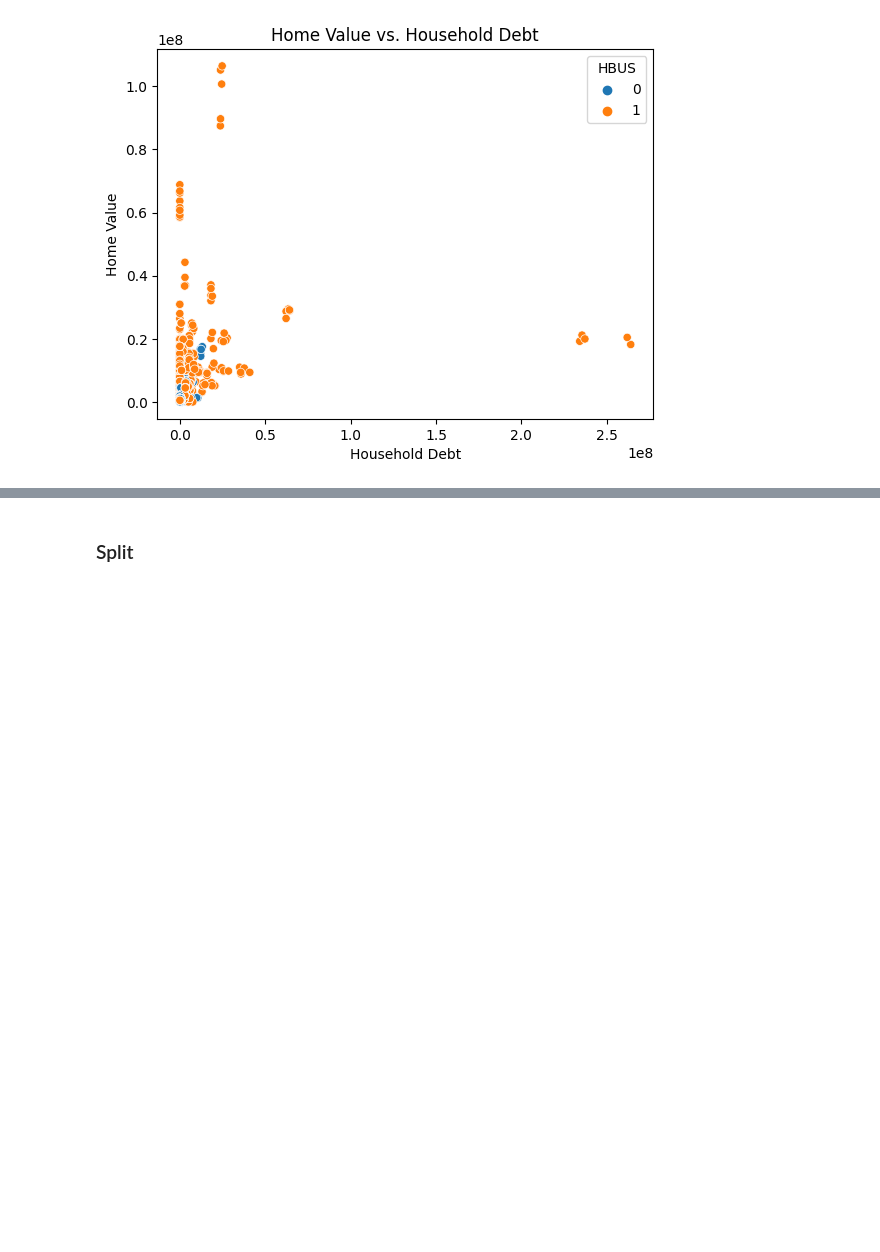
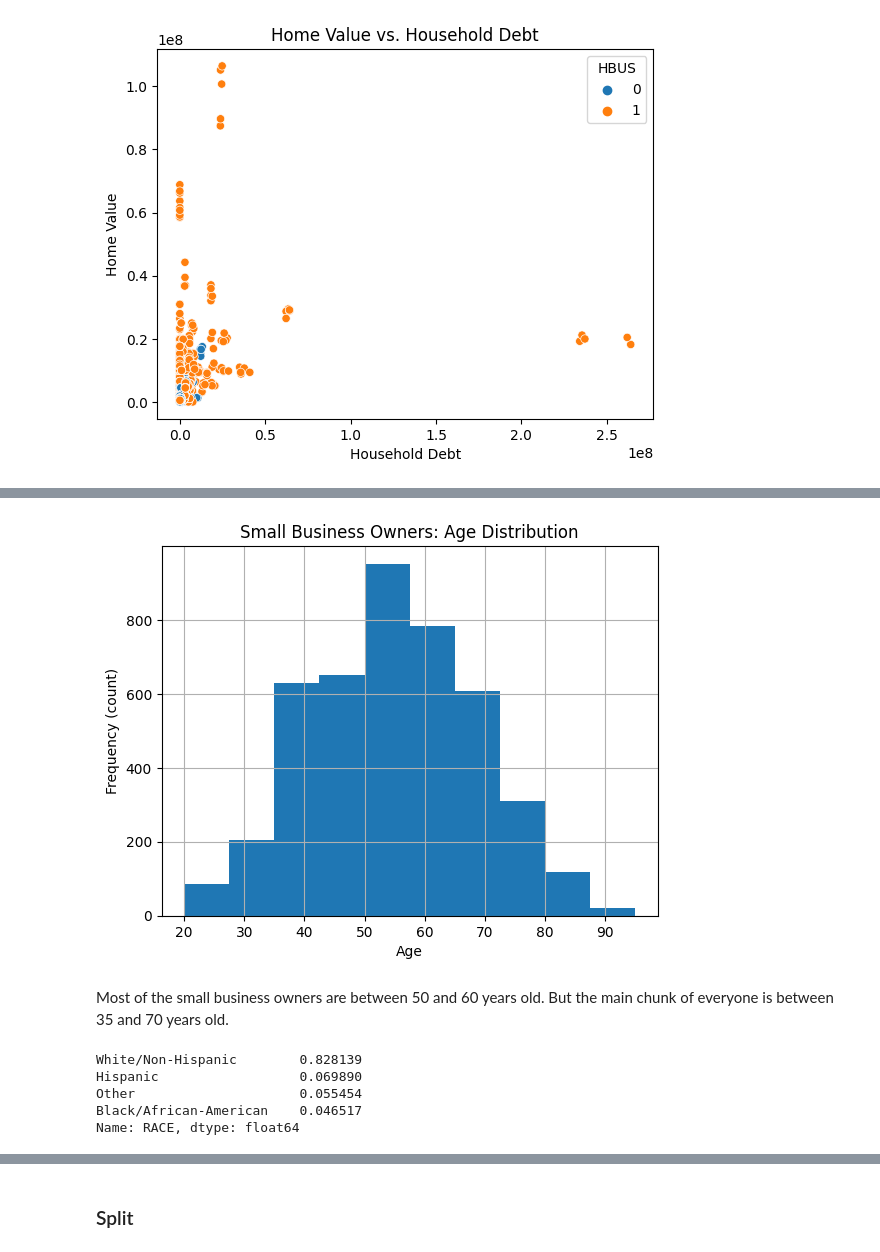
Before and after one commit to noelogbuagu/Data_Science_Portfolio, a Jupyter notebook: 6_Customer_Segmentation/notebook.ipynb, the cells around one changed output, grey strips where cells are left out. Drawn from its saved outputs; the diff is of its cells as text; code cells hidden in the pictures; blank space fills up the shorter version.

```diff
--- a/6_Customer_Segmentation/notebook.ipynb
+++ b/6_Customer_Segmentation/notebook.ipynb
@@ -106,0 +113,6 @@ plt.title("Home Value vs. Household Debt");
+# %%
+# create subset of dataframe that owns businesses with income < $500K
+mask = (df['HBUS']==1) & (df["INCOME"]<500_000)
+df_small_biz = df[mask]
+print("df_small_biz shape:", df_small_biz.shape)
+df_small_biz.head()
@@ -106,0 +128,29 @@ plt.title("Home Value vs. Household Debt");
+# %%
+# Plot histogram of "AGE"
+df_small_biz['AGE'].hist(bins=10)
+plt.xlabel('Age')
+plt.ylabel('Frequency (count)')
+plt.title('Small Business Owners: Age Distribution');
+# %% [output]
+[figure, added]
+# %% [markdown]
+Most of the small business owners are between 50 and 60 years old. But the main chunk of everyone is between 35 and 70 years old.
+# %%
+# create race replacement dictionary
+race_dict = {
+    1: "White/Non-Hispanic",
+    2: "Black/African-American",
+    3: "Hispanic",
+    5: "Other",
+}
+
+# uodate race column and counts values for small business owners
+race = df_small_biz['RACE'].replace(race_dict)
+race_value_counts = race.value_counts(normalize=True)
+race_value_counts
+# %% [output]
+White/Non-Hispanic        0.828139
+Hispanic                  0.069890
+Other                     0.055454
+Black/African-American    0.046517
+Name: RACE, dtype: float64
```
Also changed, not shown: parts of 18 cells of this notebook.
